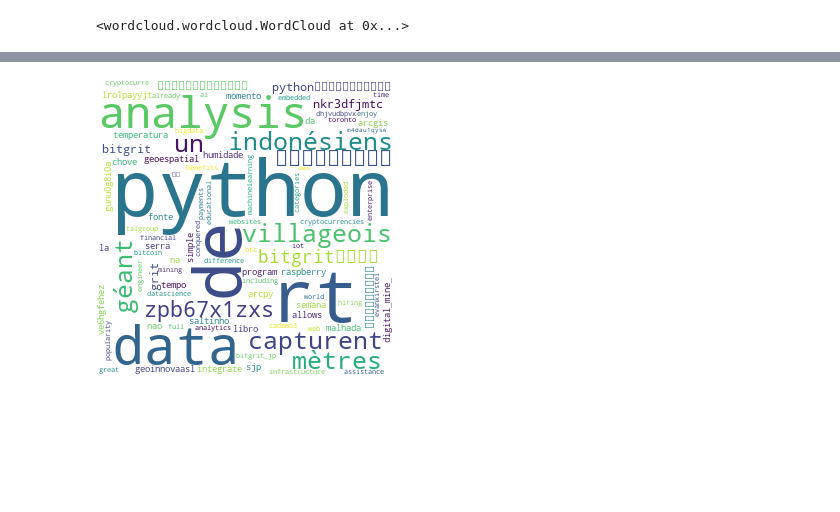
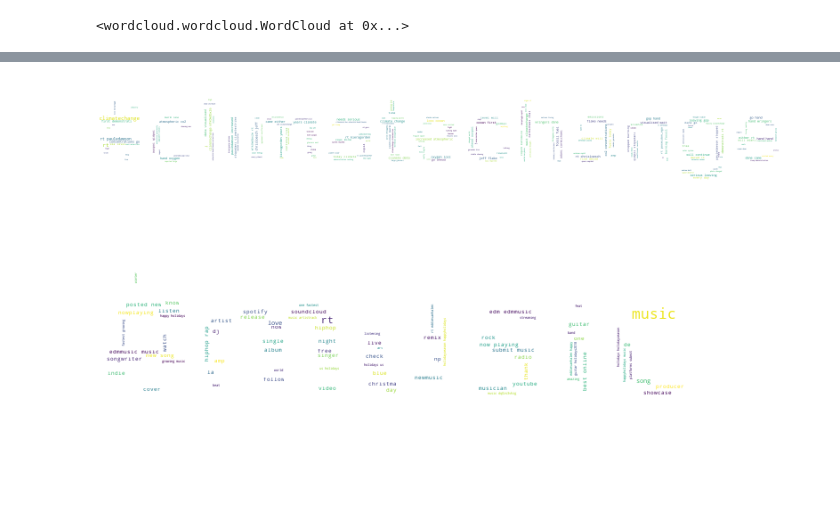
Before and after one commit to danshorstein/100daysofpython, a Jupyter notebook: Days66-etc/twitter_fun.ipynb, the cells around one changed output, grey strips where cells are left out. Cells and saved outputs as stored; diff of their text form; code cells hidden in the pictures; blank space fills up the shorter version.

```diff
--- a/Days66-etc/twitter_fun.ipynb
+++ b/Days66-etc/twitter_fun.ipynb
@@ -127,5 +127,5 @@ wc.to_image()
 # %%
-def get_tweets_by_hashtag(hashtag, num_tweets=1000):
+def get_tweets_by_hashtag(hashtag, num_tweets=100):
     for tw in tweepy.Cursor(api.search,
                            q=f'#{hashtag}',
                            exclude_replies=False,
@@ -138,5 +138,5 @@ python_1000 = list(python_search)
 # %%
-def generate_cloud_from_hashtag(hashtag, num_tweets=1000):
+def generate_cloud_from_hashtag(hashtag, num_tweets=500):
     # Get all tweets from the hashtag
     tweets = get_tweets_by_hashtag(hashtag, num_tweets)
 
@@ -144,20 +144,21 @@ def generate_cloud_from_hashtag(hashtag, num_tweets=1000):
     all_tweets = ' '.join([tw.text.lower() for tw in tweets])
 
     # Create mask from the name
-    font = ImageFont.truetype(font='arial', size=80)
-    img = Image.new('RGB', (600, 300), (0, 0, 0))
+    font = ImageFont.truetype(font='ARLRDBD', size=200)
+    width = 200 + 100 * len(hashtag)
+    img = Image.new('RGB', (width, 300), (255, 255, 255))
     draw = ImageDraw.Draw(img)
-    draw.text((0, 0), hashtag, (255, 255, 255), font=font)
+    draw.text((0, 0), hashtag, (0, 0, 0), font=font)
     img.save('temp.jpg')
 
     # Create a wordcloud
-    mask = np.array(Image.open('temp.png'))
+    mask = np.array(Image.open('temp.jpg'))
     stopwords = set(STOPWORDS)
 
     stopwords.add('co')
     stopwords.add('https')
 
-    wc = WordCloud(background_color='white', max_words=2000, mask=mask, stopwords=stopwords)
+    wc = WordCloud(background_color='white', max_words=5000, mask=mask, stopwords=stopwords)
 
     wc.generate(all_tweets)
     return wc
@@ -184,4 +165,10 @@ wc = generate_cloud_from_hashtag('python', 10)
 # %%
+wc = generate_cloud_from_hashtag('#climatechange', 500)
 wc.to_image()
 # %% [output]
-[figure, old version]
+[figure, new version]
+# %%
+wc = generate_cloud_from_hashtag('#music', 500)
+wc.to_image()
+# %% [output]
+[figure, added]
```
Also changed, not shown: parts of 12 cells of this notebook, 2 other files.
